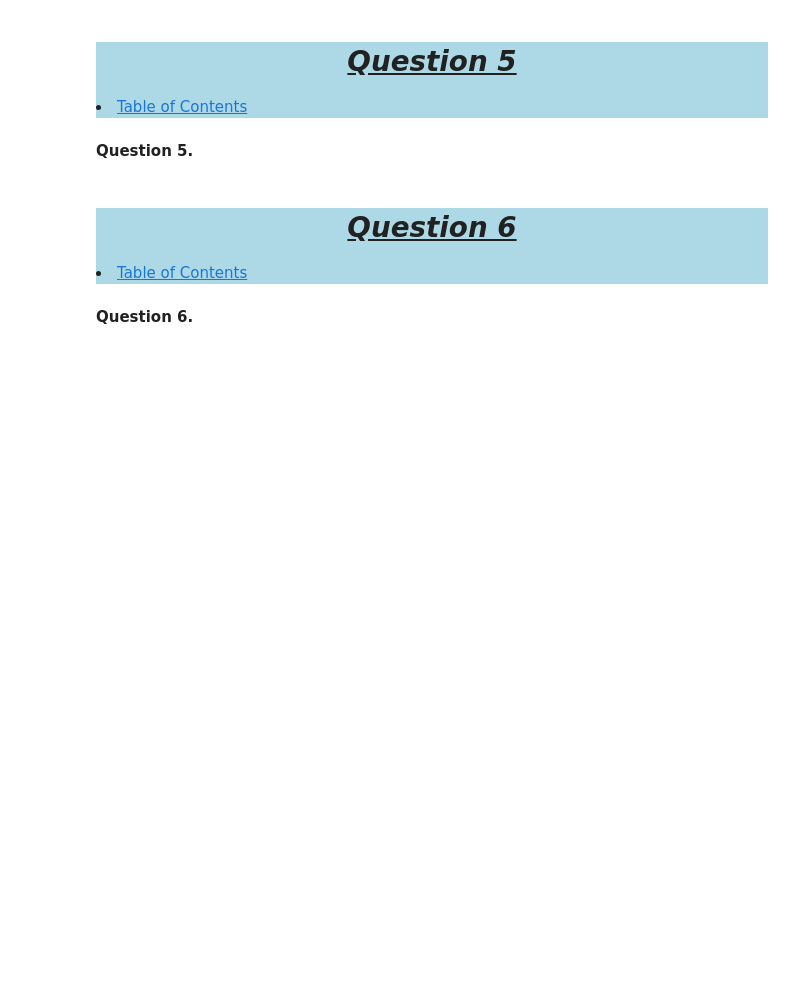
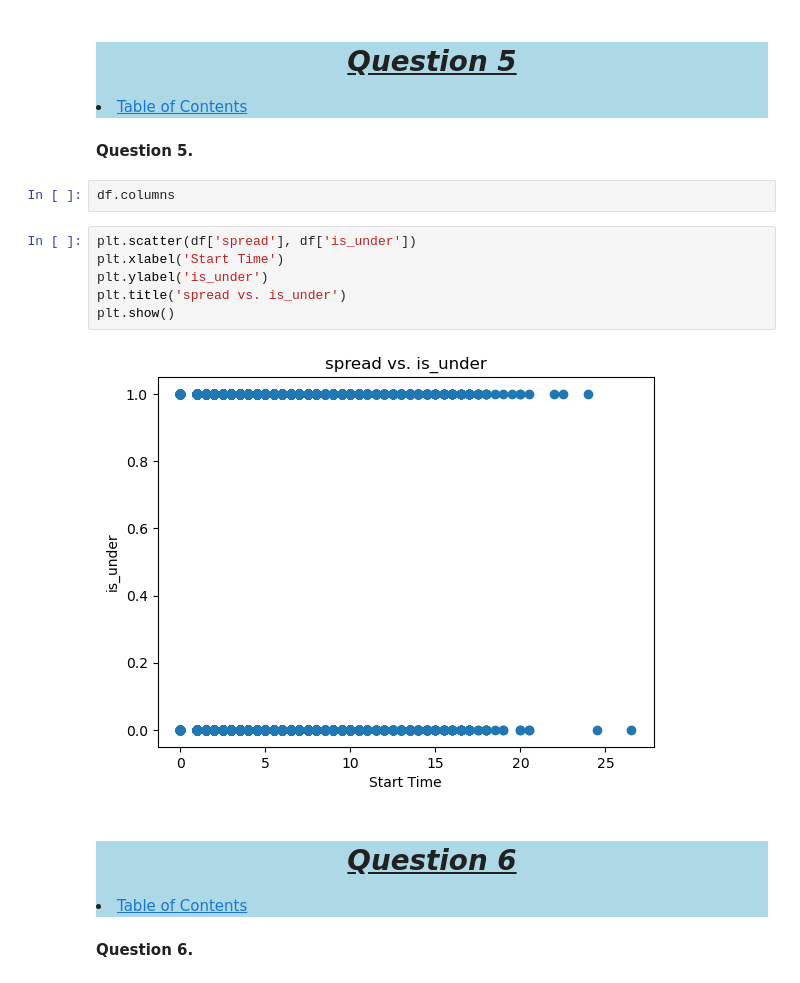
Before and after one commit to Project-Over-Under/Over_Under, a Jupyter notebook: EXPLORE/josh_explore.ipynb, the cells around one changed output. Cells and saved outputs as stored; diff of their text form; blank space fills up the shorter version.

```diff
--- a/EXPLORE/josh_explore.ipynb
+++ b/EXPLORE/josh_explore.ipynb
@@ -102,6 +202,16 @@ df.date= pd.Da
 <li><a href='#TableOfContents'>Table of Contents</a></li>
 # %% [markdown]
 <b>Question 5.</b>
+# %%
+df.columns
+# %%
+plt.scatter(df['spread'], df['is_under'])
+plt.xlabel('Start Time')
+plt.ylabel('is_under')
+plt.title('spread vs. is_under')
+plt.show()
+# %% [output]
+[figure, added]
 # %% [markdown]
 <div style='background-color : lightblue'>
 <a id='q6'></a>
```
Also changed, not shown: parts of 32 cells of this notebook, 1 other file.
